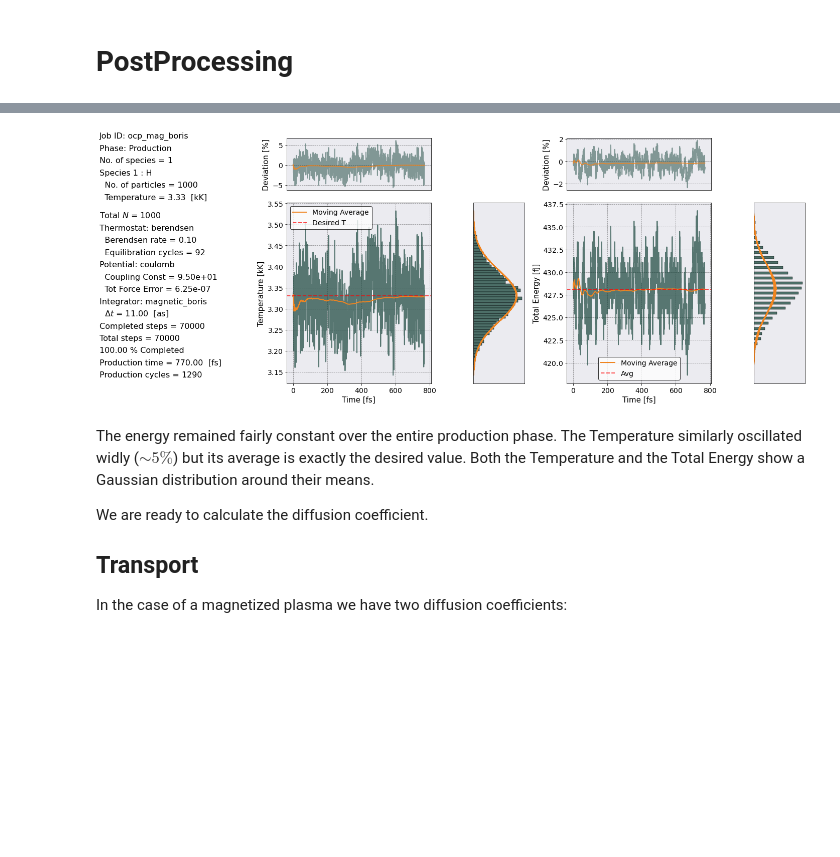
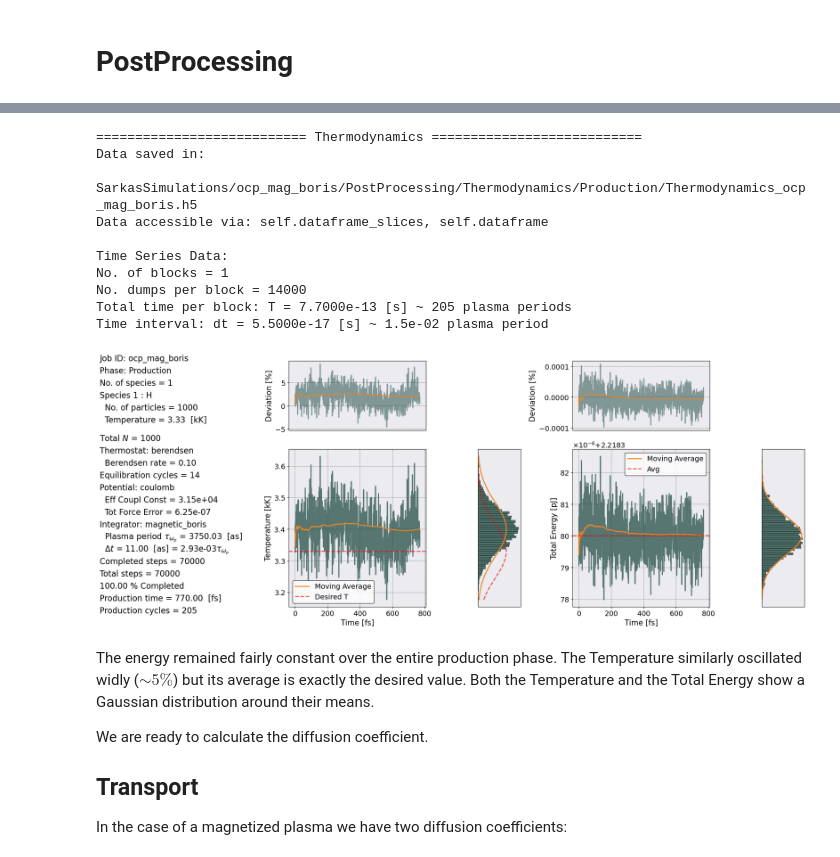
Before and after one commit to murillo-group/sarkas, a Jupyter notebook: docs/examples/Magnetized_OCP/Magnetized_Plasma.ipynb, the cells around one changed output, grey strips where cells are left out. Drawn from its saved outputs; the diff is of its cells as text; code cells hidden in the pictures; blank space fills up the shorter version.

Commit message:
Bug fixes in magnetic simulation. Update Boris example.

```diff
--- a/docs/examples/Magnetized_OCP/Magnetized_Plasma.ipynb
+++ b/docs/examples/Magnetized_OCP/Magnetized_Plasma.ipynb
@@ -119,8 +200,20 @@ postproc.therm.setup(postproc.parameters)
 # %%
-postproc.therm.temp_energy_plot(postproc)
+therm = Thermodynamics()
+therm.setup(postproc.parameters)
+therm.temp_energy_plot(postproc)
 # postproc.therm.plot(scaling = 1.0e-15, y = 'Total Energy', logy = True, xlabel = r'$t$ [fs]')
 # %% [output]
+=========================== Thermodynamics ===========================
+Data saved in:
+ SarkasSimulations/ocp_mag_boris/PostProcessing/Thermodynamics/Production/Thermodynamics_ocp_mag_boris.h5
+Data accessible via: self.dataframe_slices, self.dataframe
+
+Time Series Data:
+No. of blocks = 1
+No. dumps per block = 14000
+Total time per block: T = 7.7000e-13 [s] ~ 205 plasma periods
+Time interval: dt = 5.5000e-17 [s] ~ 1.5e-02 plasma period
-[figure, old version]
+[figure, new version]
 # %% [markdown]
 The energy remained fairly constant over the entire production phase. The Temperature similarly oscillated widly ($\sim 5 \%$) but its average is exactly the desired value. Both the Temperature and the Total Energy show a Gaussian distribution around their means.
 
```
Also changed, not shown: parts of 9 cells of this notebook, 5 other files.
